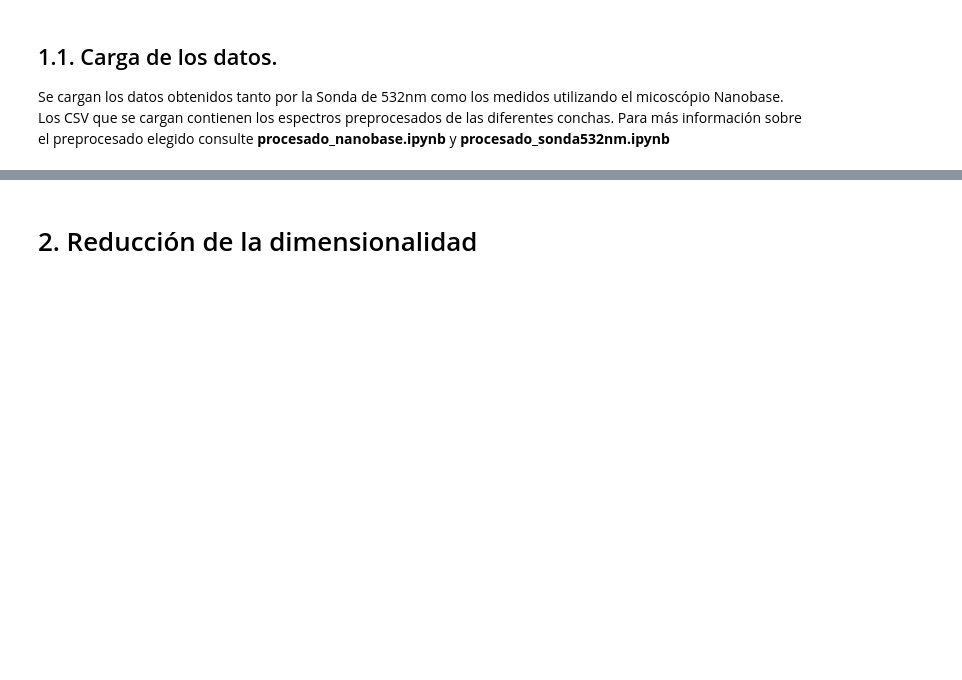
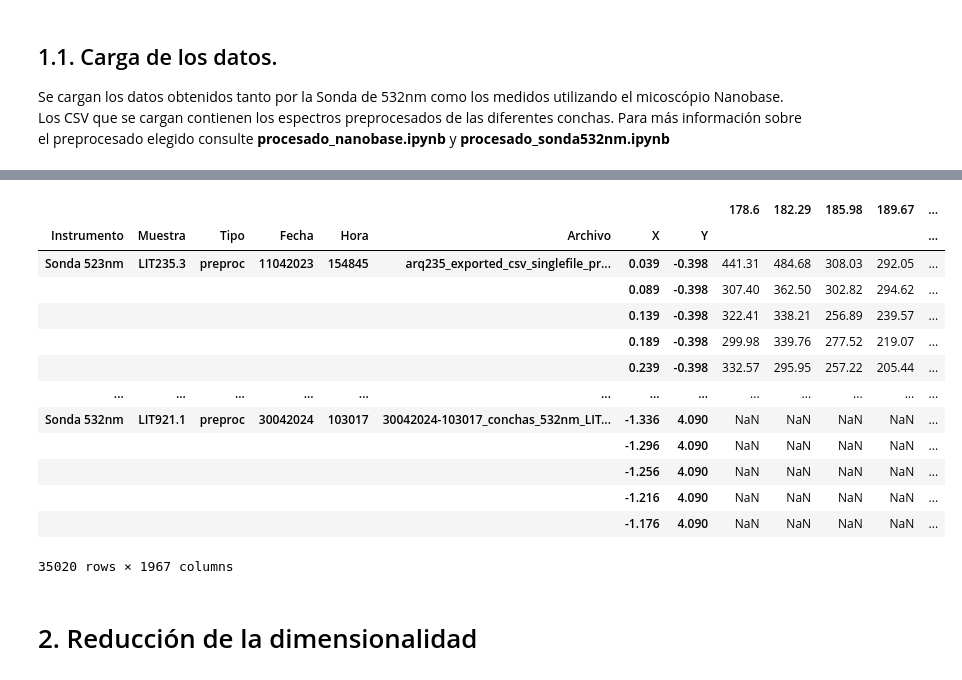
Before and after one commit to andreaperezasen/TFM-ML-Raman-Conchas-Arqueologicas, a Jupyter notebook: Code/Notebooks/main.ipynb, the cells around one changed output, grey strips where cells are left out. Cells and saved outputs as stored; diff of their text form; code cells hidden in the pictures; blank space fills up the shorter version.

Commit message:
Comparativa 2023-2024 Sonda

```diff
--- a/Code/Notebooks/main.ipynb
+++ b/Code/Notebooks/main.ipynb
@@ -52,4 +52,6 @@ Todos los paquetes necesarios han sido importados
 Se cargan los datos obtenidos tanto por la Sonda de 532nm como los medidos utilizando el micoscópio Nanobase.
 Los CSV que se cargan contienen los espectros preprocesados de las diferentes conchas. Para más información sobre el preprocesado elegido consulte **procesado_nanobase.ipynb** y **procesado_sonda532nm.ipynb**
 # %%
-data_sonda_2023 = pd.read_csv('D:\OneDrive - UNICAN\Escritorio\Conchas\CSV_final\data_preproc_2023.csv', index_col=[0,1,2,3,4,5,6,7])
+# Cargamos todos los datasets
+data_sonda_2023_Matlab = pd.read_csv('D:\OneDrive - UNICAN\Escritorio\Conchas\CSV_final\data_sonda_2023_preprocesadoMatlab.csv', index_col=[0,1,2,3,4,5,6,7])
+data_sonda_2024_Matlab = pd.read_csv('D:\OneDrive - UNICAN\Escritorio\Conchas\CSV_final\data_sonda_2024_preprocesadoMatlab.csv', index_col=[0,1,2,3,4,5,6,7])
@@ -73,3 +58,22 @@ data_sonda_2023
+# %%
+data_sonda_Matlab = pd.concat([data_sonda_2023_Matlab, data_sonda_2024_Matlab])
+# %%
+data_sonda_Matlab
+# %% [output]
+|  |  |  |  |  |  |  |  | 178.6 | 182.29 | 185.98 | 189.67 | ... |
+| Instrumento | Muestra | Tipo | Fecha | Hora | Archivo | X | Y |  |  |  |  | ... |
+| Sonda 523nm | LIT235.3 | preproc | 11042023 | 154845 | arq235_exported_csv_singlefile_pr... | 0.039 | -0.398 | 441.31 | 484.68 | 308.03 | 292.05 | ... |
+|  |  |  |  |  |  | 0.089 | -0.398 | 307.40 | 362.50 | 302.82 | 294.62 | ... |
+|  |  |  |  |  |  | 0.139 | -0.398 | 322.41 | 338.21 | 256.89 | 239.57 | ... |
+|  |  |  |  |  |  | 0.189 | -0.398 | 299.98 | 339.76 | 277.52 | 219.07 | ... |
+|  |  |  |  |  |  | 0.239 | -0.398 | 332.57 | 295.95 | 257.22 | 205.44 | ... |
+| ... | ... | ... | ... | ... | ... | ... | ... | ... | ... | ... | ... | ... |
+| Sonda 532nm | LIT921.1 | preproc | 30042024 | 103017 | 30042024-103017_conchas_532nm_LIT... | -1.336 | 4.090 | NaN | NaN | NaN | NaN | ... |
+|  |  |  |  |  |  | -1.296 | 4.090 | NaN | NaN | NaN | NaN | ... |
+|  |  |  |  |  |  | -1.256 | 4.090 | NaN | NaN | NaN | NaN | ... |
+|  |  |  |  |  |  | -1.216 | 4.090 | NaN | NaN | NaN | NaN | ... |
+|  |  |  |  |  |  | -1.176 | 4.090 | NaN | NaN | NaN | NaN | ... |
+35020 rows × 1967 columns
 # %% [markdown]
 # 2. Reducción de la dimensionalidad
 # %%
```
Also changed, not shown: parts of 1 cell of this notebook, 3 other files.
